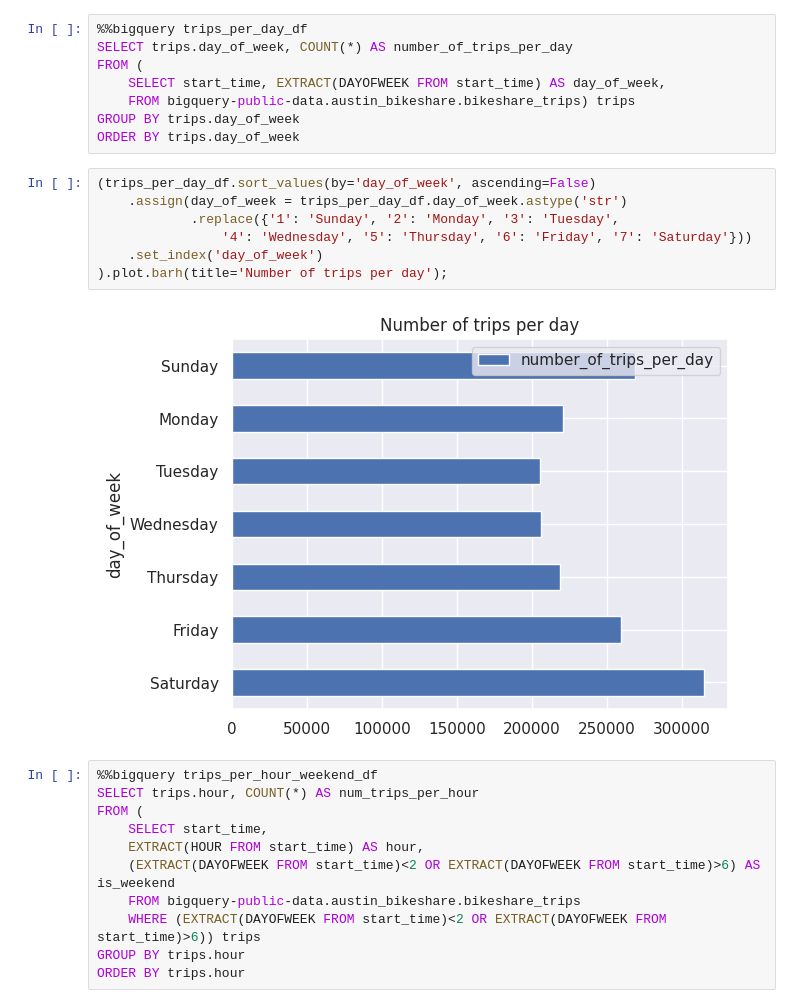
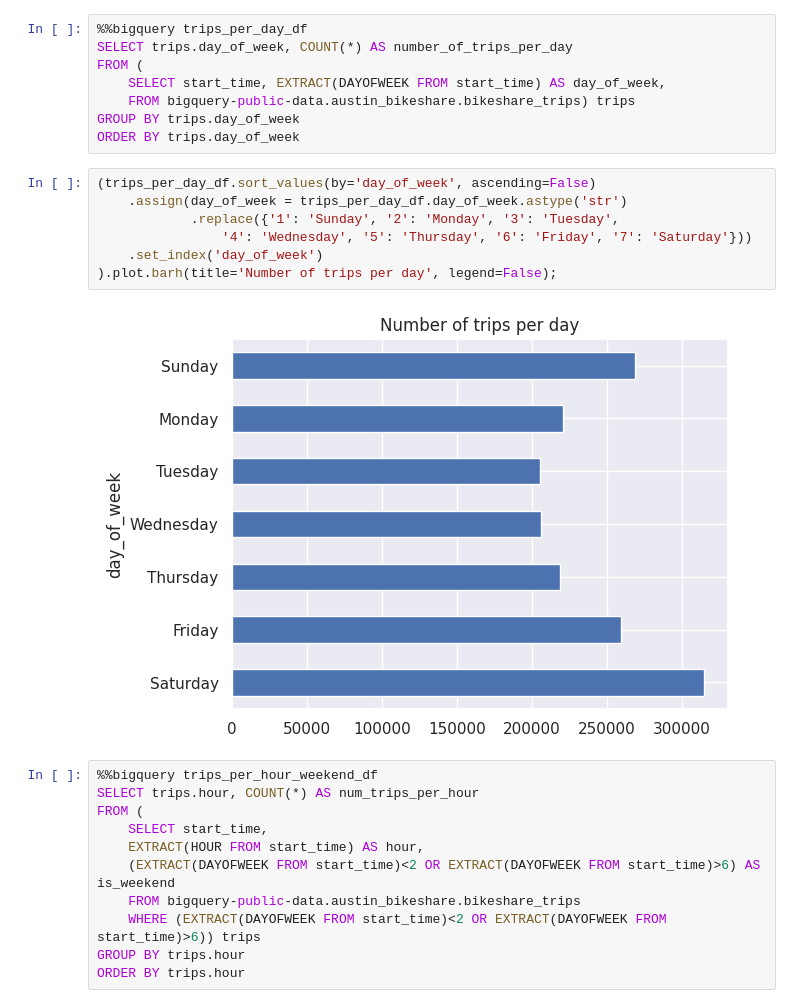
Before and after one commit to dan-bouchard/sql-big-query, a Jupyter notebook: sql_big_query.ipynb, the cells around one changed output. Cells and saved outputs as stored; diff of their text form.

```diff
--- a/sql_big_query.ipynb
+++ b/sql_big_query.ipynb
@@ -326,12 +326,12 @@ ORDER BY trips.day_of_week
 # %%
 (trips_per_day_df.sort_values(by='day_of_week', ascending=False)
     .assign(day_of_week = trips_per_day_df.day_of_week.astype('str')
             .replace({'1': 'Sunday', '2': 'Monday', '3': 'Tuesday',
                 '4': 'Wednesday', '5': 'Thursday', '6': 'Friday', '7': 'Saturday'}))
     .set_index('day_of_week')
-).plot.barh(title='Number of trips per day');
+).plot.barh(title='Number of trips per day', legend=False);
 # %% [output]
-[figure, old version]
+[figure, new version]
 # %%
 %%bigquery trips_per_hour_weekend_df
 SELECT trips.hour, COUNT(*) AS num_trips_per_hour
```
Also changed, not shown: parts of 3 cells of this notebook.
